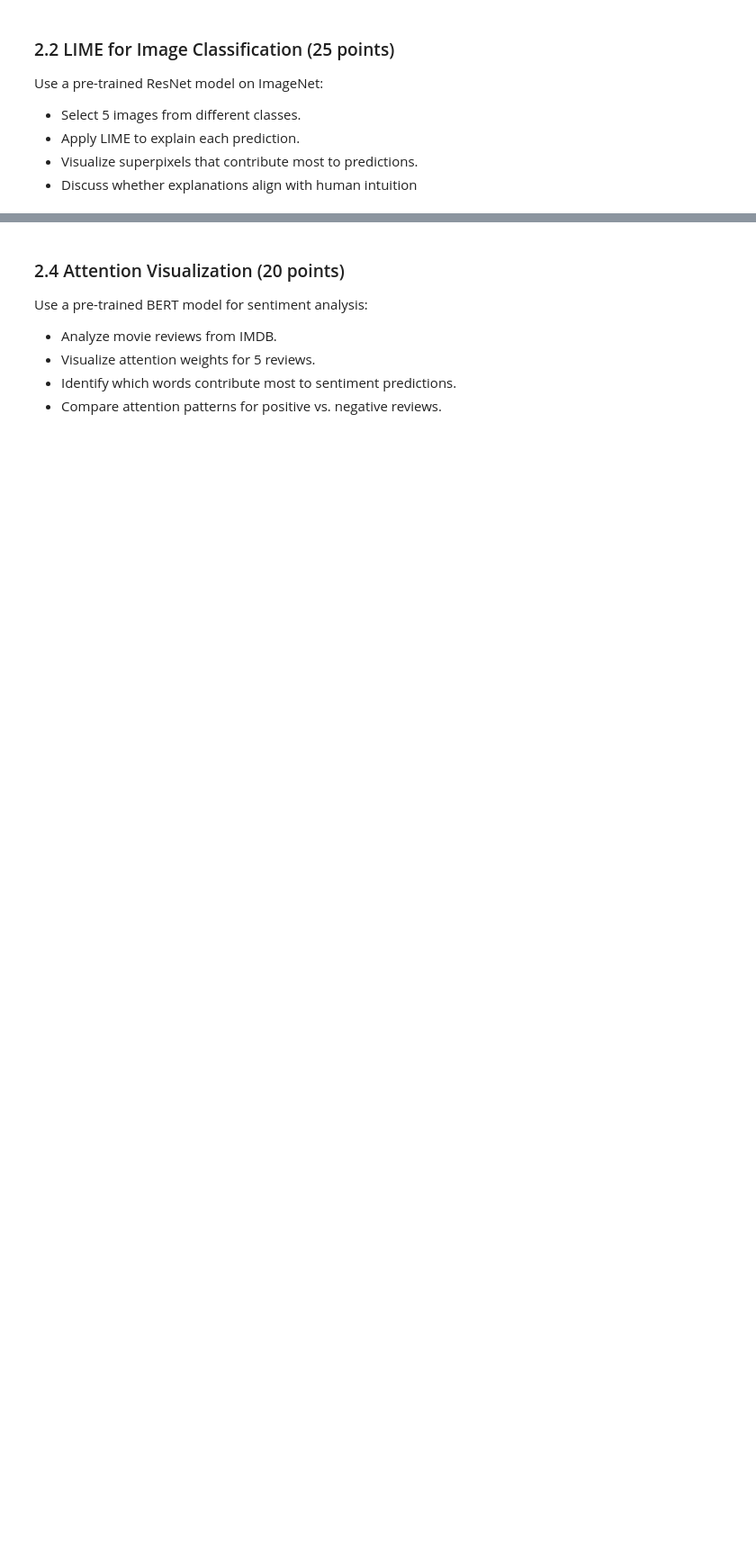
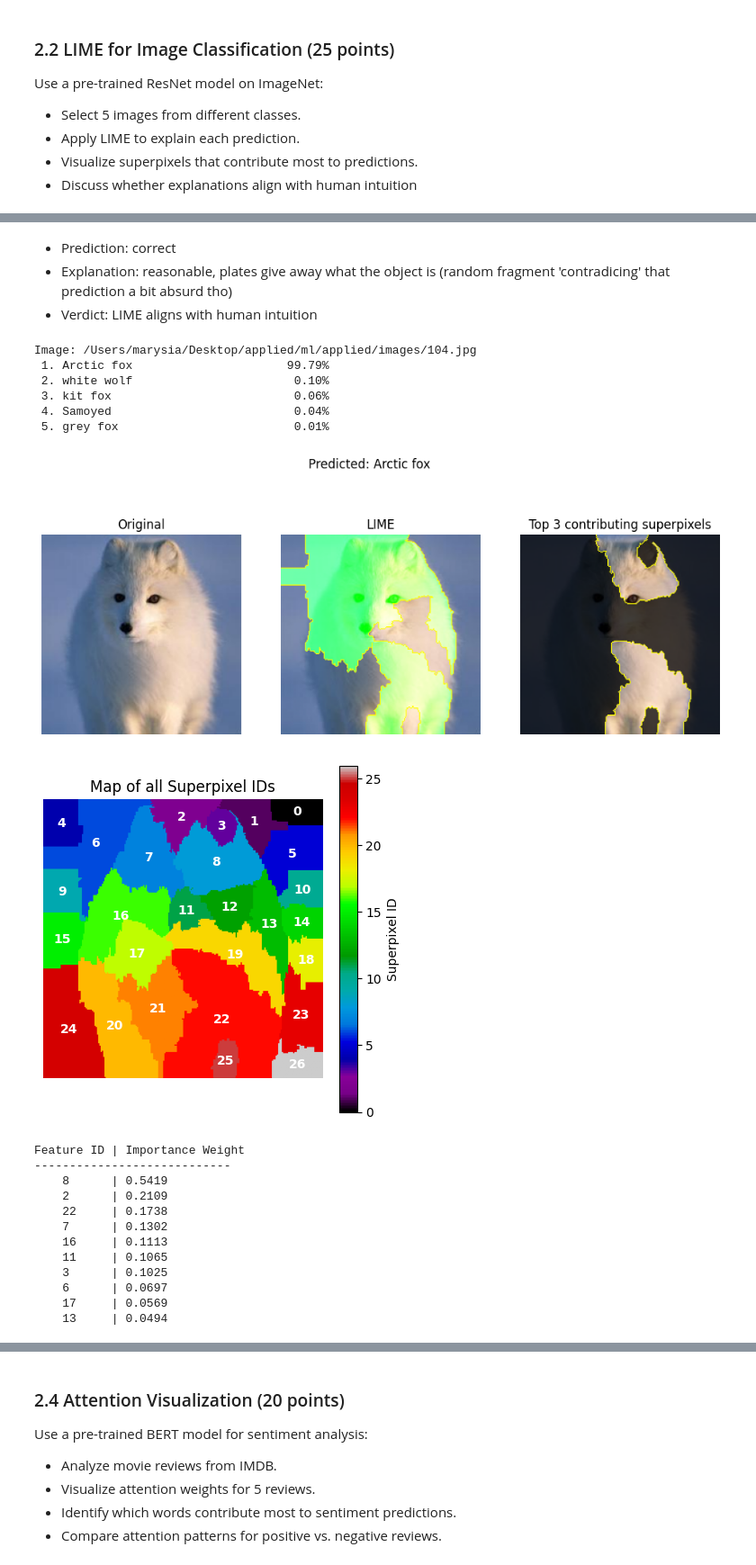
Before and after one commit to MariaNowacka/ml, a Jupyter notebook: applied/ml2.ipynb, the cells around one changed output, grey strips where cells are left out. Shown at 90% size. Saved outputs shown, nothing was run; the diff lists cells and outputs as text; code cells hidden in the pictures; blank space fills up the shorter version.

```diff
--- a/applied/ml2.ipynb
+++ b/applied/ml2.ipynb
@@ -280,0 +189,27 @@ Image: /Users/marysia/Desktop/applied/ml/applied/images/093.jpg
+# %% [markdown]
+* Prediction: correct
+* Explanation: reasonable, plates give away what the object is (random fragment 'contradicing' that prediction a bit absurd tho)
+* Verdict: LIME aligns with human intuition
+# %%
+main(selected_paths[1])
+# %% [output]
+Image: /Users/marysia/Desktop/applied/ml/applied/images/104.jpg
+ 1. Arctic fox                      99.79%
+ 2. white wolf                       0.10%
+ 3. kit fox                          0.06%
+ 4. Samoyed                          0.04%
+ 5. grey fox                         0.01%
+[figure, added]
+[figure, added]
+Feature ID | Importance Weight
+----------------------------
+    8      | 0.5419
+    2      | 0.2109
+    22     | 0.1738
+    7      | 0.1302
+    16     | 0.1113
+    11     | 0.1065
+    3      | 0.1025
+    6      | 0.0697
+    17     | 0.0569
+    13     | 0.0494
```
Also changed, not shown: parts of 18 cells of this notebook.
